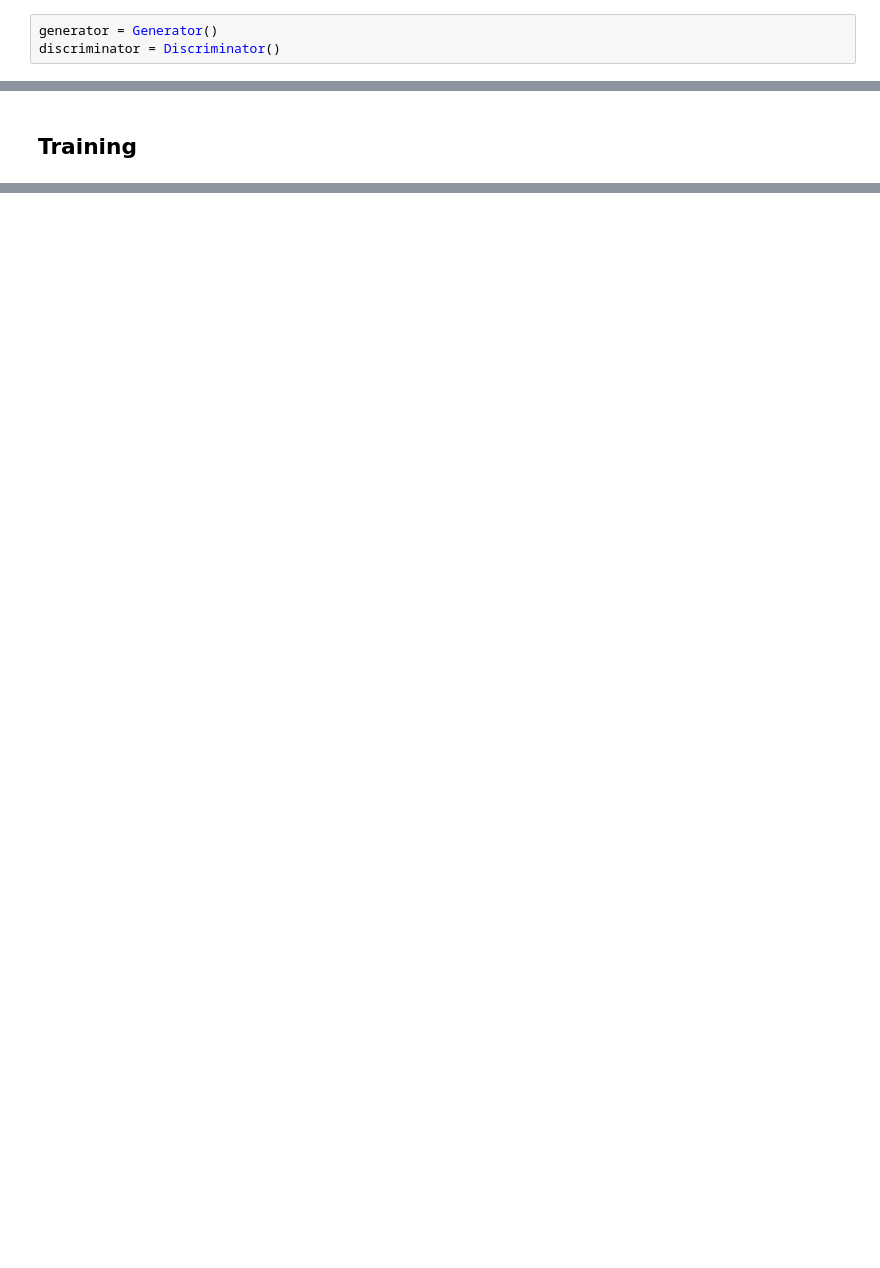
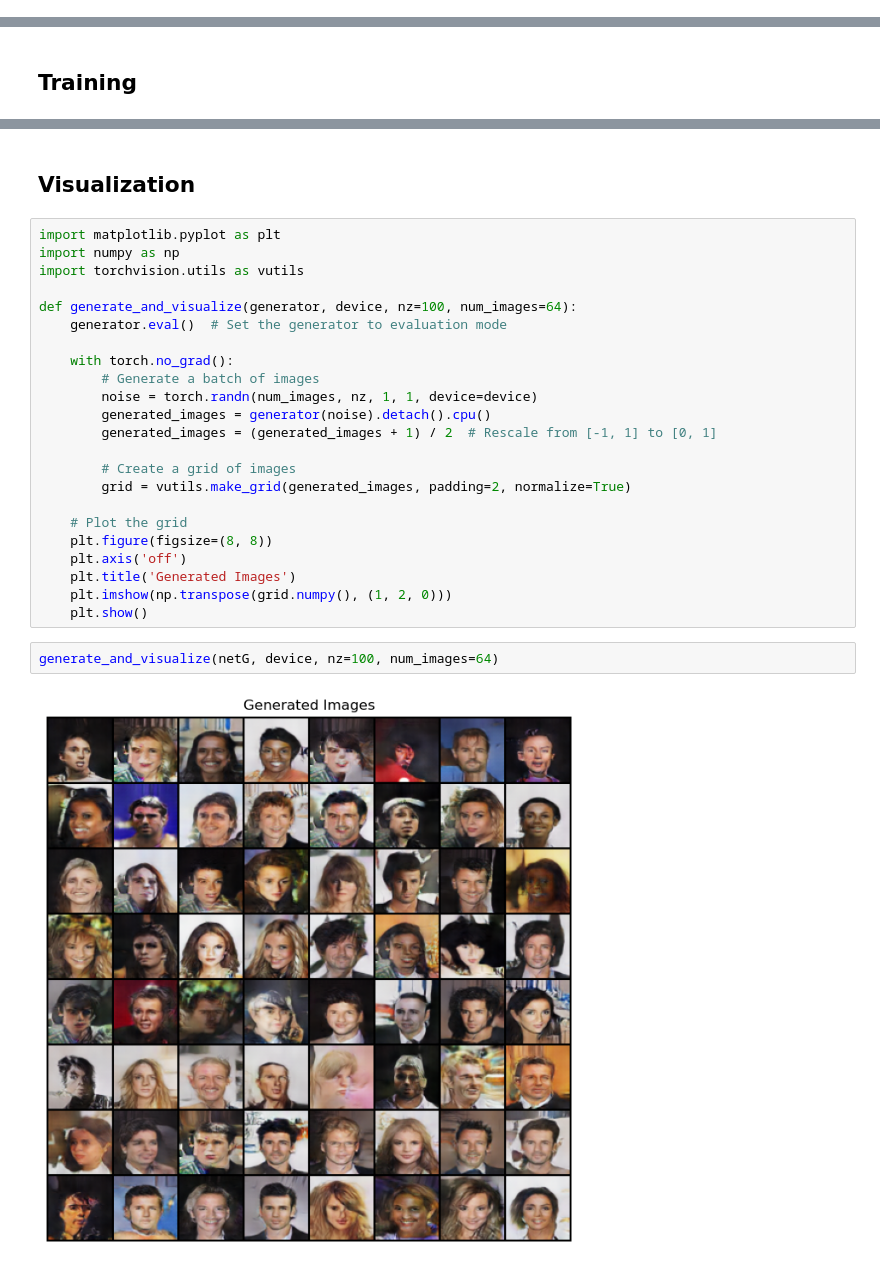
Before and after one commit to s22mkhan/Assignment6_MuhammadIbrahim, a Jupyter notebook: FullyConvolutionalDCGAN.ipynb, the cells around one changed output, grey strips where cells are left out. Cells and saved outputs as stored; diff of their text form; blank space fills up the shorter version.

```diff
--- a/FullyConvolutionalDCGAN.ipynb
+++ b/FullyConvolutionalDCGAN.ipynb
@@ -171,3 +148,0 @@ class Discriminator(nn.Module):
-# %%
-generator = Generator()
-discriminator = Discriminator()
@@ -283,0 +233,29 @@ ValueError: Using a target size (torch.Size([32, 1])) that is different to the i
+# %% [markdown]
+## Visualization
+# %%
+import matplotlib.pyplot as plt
+import numpy as np
+import torchvision.utils as vutils
+
+def generate_and_visualize(generator, device, nz=100, num_images=64):
+    generator.eval()  # Set the generator to evaluation mode
+
+    with torch.no_grad():
+        # Generate a batch of images
+        noise = torch.randn(num_images, nz, 1, 1, device=device)
+        generated_images = generator(noise).detach().cpu()
+        generated_images = (generated_images + 1) / 2  # Rescale from [-1, 1] to [0, 1]
+
+        # Create a grid of images
+        grid = vutils.make_grid(generated_images, padding=2, normalize=True)
+
+    # Plot the grid
+    plt.figure(figsize=(8, 8))
+    plt.axis('off')
+    plt.title('Generated Images')
+    plt.imshow(np.transpose(grid.numpy(), (1, 2, 0)))
+    plt.show()
+# %%
+generate_and_visualize(netG, device, nz=100, num_images=64)
+# %% [output]
+[figure, added]
```
Also changed, not shown: parts of 14 cells of this notebook, 3 other files.
